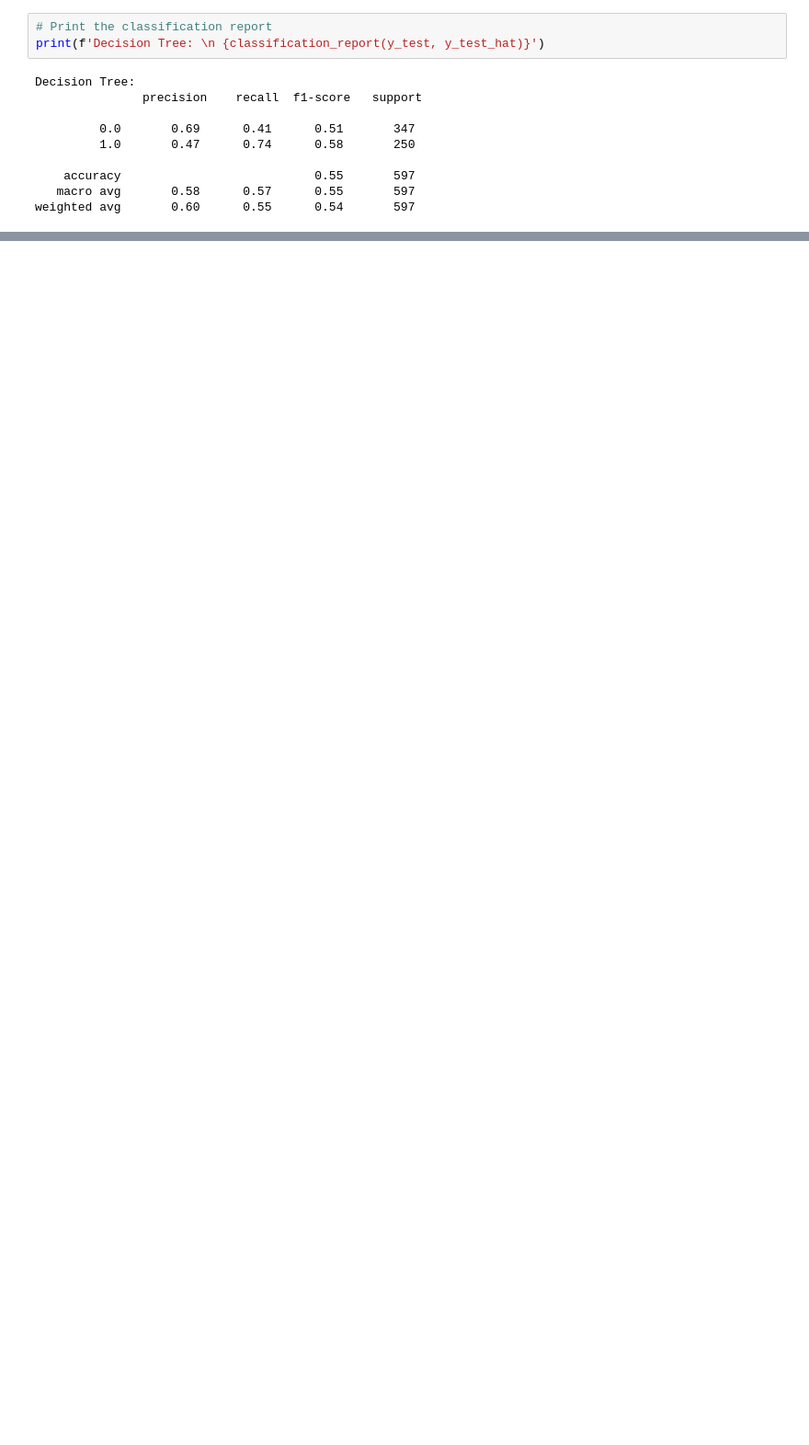
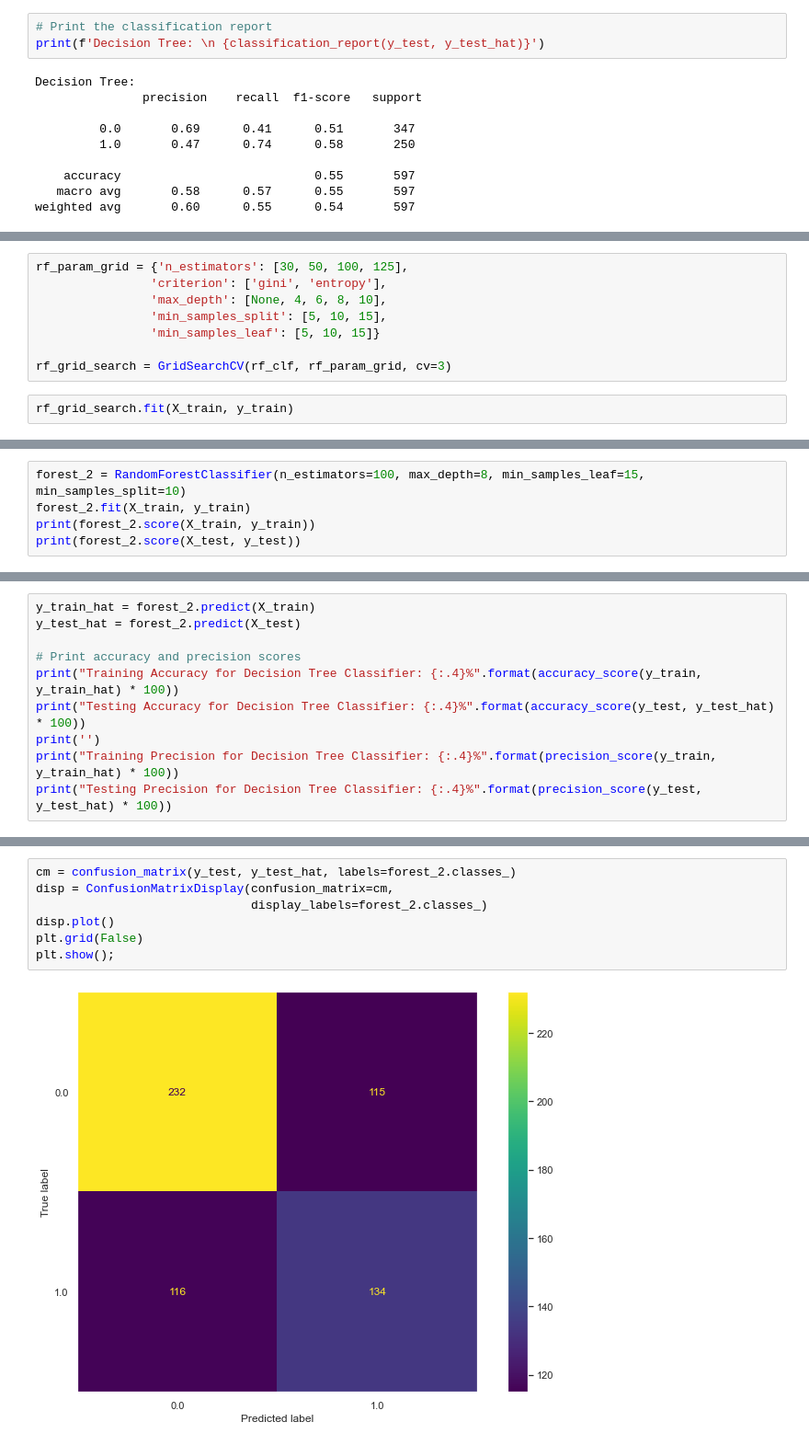
Before and after one commit to rookiescientist-andre/Pop-Genre-Classifier, a Jupyter notebook: Genre Classifier.ipynb, the cells around one changed output, grey strips where cells are left out. Shown at 92% size. Cells and saved outputs as stored; diff of their text form; blank space fills up the shorter version.

Commit message:
Tweaked the models to improve precision

```diff
--- a/Genre Classifier.ipynb
+++ b/Genre Classifier.ipynb
@@ -395,0 +444,10 @@ Testing Precision for Decision Tree Classifier: 44.08%
+# %%
+rf_param_grid = {'n_estimators': [30, 50, 100, 125],
+                'criterion': ['gini', 'entropy'],
+                'max_depth': [None, 4, 6, 8, 10],
+                'min_samples_split': [5, 10, 15],
+                'min_samples_leaf': [5, 10, 15]}
+
+rf_grid_search = GridSearchCV(rf_clf, rf_param_grid, cv=3)
+# %%
+rf_grid_search.fit(X_train, y_train)
@@ -395,0 +469,5 @@ Testing Precision for Decision Tree Classifier: 44.08%
+# %%
+forest_2 = RandomForestClassifier(n_estimators=100, max_depth=8, min_samples_leaf=15, min_samples_split=10)
+forest_2.fit(X_train, y_train)
+print(forest_2.score(X_train, y_train))
+print(forest_2.score(X_test, y_test))
@@ -395,0 +477,10 @@ Testing Precision for Decision Tree Classifier: 44.08%
+# %%
+y_train_hat = forest_2.predict(X_train)
+y_test_hat = forest_2.predict(X_test)
+
+# Print accuracy and precision scores
+print("Training Accuracy for Decision Tree Classifier: {:.4}%".format(accuracy_score(y_train, y_train_hat) * 100))
+print("Testing Accuracy for Decision Tree Classifier: {:.4}%".format(accuracy_score(y_test, y_test_hat) * 100))
+print('')
+print("Training Precision for Decision Tree Classifier: {:.4}%".format(precision_score(y_train, y_train_hat) * 100))
+print("Testing Precision for Decision Tree Classifier: {:.4}%".format(precision_score(y_test, y_test_hat) * 100))
@@ -395,0 +493,9 @@ Testing Precision for Decision Tree Classifier: 44.08%
+# %%
+cm = confusion_matrix(y_test, y_test_hat, labels=forest_2.classes_)
+disp = ConfusionMatrixDisplay(confusion_matrix=cm,
+                              display_labels=forest_2.classes_)
+disp.plot()
+plt.grid(False)
+plt.show();
+# %% [output]
+[figure, added]
```
Also changed, not shown: parts of 35 cells of this notebook.
